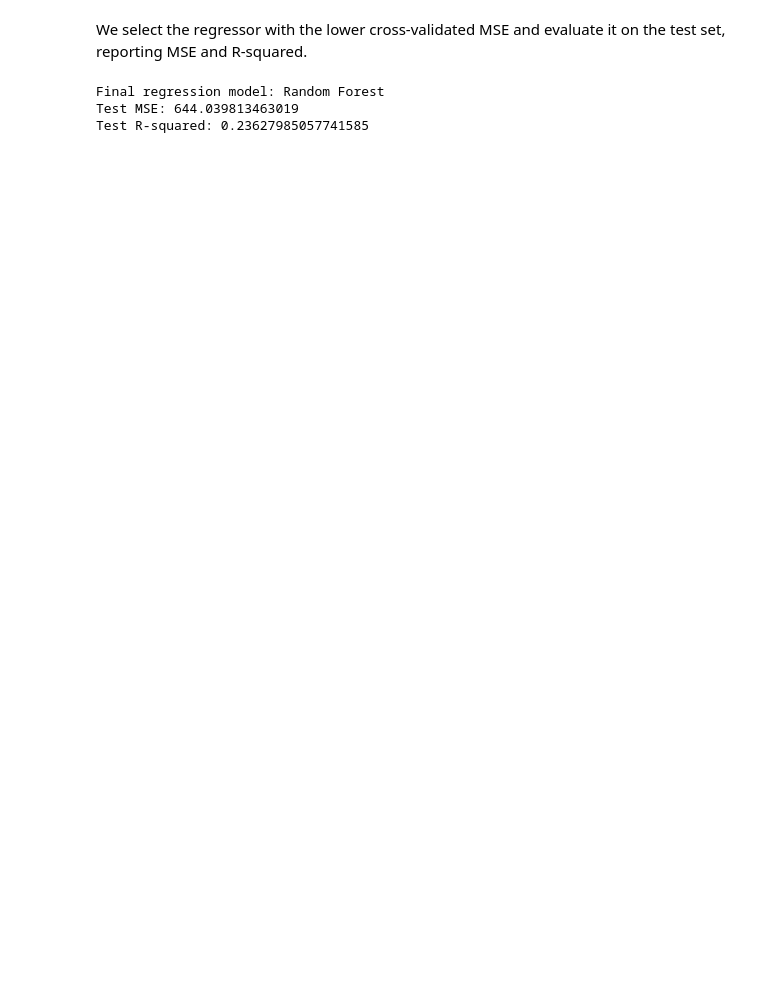
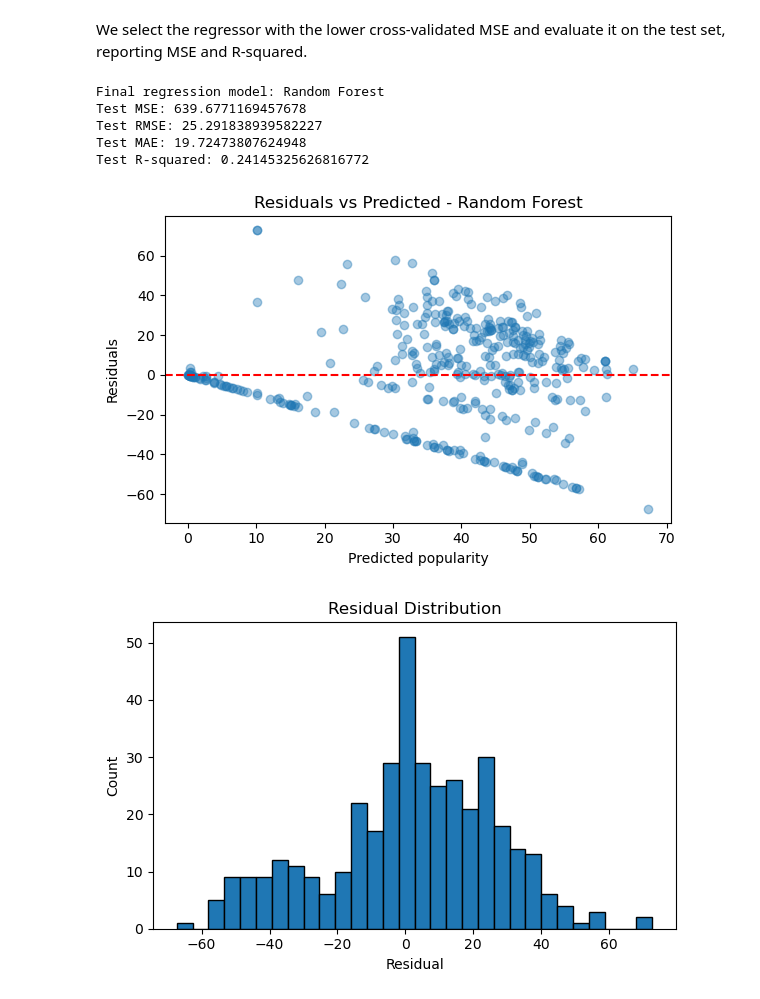
Before and after one commit to cormacGreaney/Predictive-Modelling-on-Spotify-tracks2026-Dataset, a Jupyter notebook: CS4168_Project_Notebook.ipynb, the cells around one changed output. Cells and saved outputs as stored; diff of their text form; code cells hidden in the pictures; blank space fills up the shorter version.

```diff
--- a/CS4168_Project_Notebook.ipynb
+++ b/CS4168_Project_Notebook.ipynb
@@ -554,21 +764,61 @@ Best CV MSE (Random Forest): 672.3106188347973
 # %% [markdown]
 We select the regressor with the lower cross-validated MSE and evaluate it on the test set, reporting MSE and R-squared.
-# %%
-if gs_ridge.best_score_ >= gs_rfr.best_score_:
-    best_reg = gs_ridge.best_estimator_
-    best_reg_name = 'Ridge'
-else:
-    best_reg = gs_rfr.best_estimator_
-    best_reg_name = 'Random Forest'
-
-y_pred_r = best_reg.predict(X_test_r)
-print('Final regression model:', best_reg_name)
-print('Test MSE:', mean_squared_error(y_test_r, y_pred_r))
-print('Test R-squared:', r2_score(y_test_r, y_pred_r))
-# %% [output]
-Final regression model: Random Forest
-Test MSE: 644.039813463019
-Test R-squared: 0.23627985057741585
+# %%
+from sklearn.metrics import mean_squared_error, mean_absolute_error, r2_score
+
+# Group models to auto-select the best one based on CV score (higher neg-MSE means lower MSE)
+models_reg = [
+    ('Ridge', gs_ridge),
+    ('Decision Tree', gs_dtr),
+    ('Random Forest', gs_rfr)
+]
+
+# Identify the model with the highest CV score
+best_reg_name, best_gs_reg = max(models_reg, key=lambda item: item[1].best_score_)
+best_reg = best_gs_reg.best_estimator_
+
+# Predict on test set
+y_pred_r = best_reg.predict(X_test_r)
+
+mse = mean_squared_error(y_test_r, y_pred_r)
+# Version-safe RMSE: compute from MSE directly (works across sklearn versions).
+rmse = np.sqrt(mse)
+mae = mean_absolute_error(y_test_r, y_pred_r)
+r2 = r2_score(y_test_r, y_pred_r)
+
+print('Final regression model:', best_reg_name)
+print('Test MSE:', mse)
+print('Test RMSE:', rmse)
+print('Test MAE:', mae)
+print('Test R-squared:', r2)
+
+# Residual diagnostics help show where regression errors are concentrated.
+residuals = y_test_r - y_pred_r
+
+plt.figure(figsize=(6, 4))
+plt.scatter(y_pred_r, residuals, alpha=0.4)
+plt.axhline(0, color='red', linestyle='--')
+plt.xlabel('Predicted popularity')
+plt.ylabel('Residuals')
+plt.title(f'Residuals vs Predicted - {best_reg_name}')
+plt.tight_layout()
+plt.show()
+
+plt.figure(figsize=(6, 4))
+plt.hist(residuals, bins=30, edgecolor='black')
+plt.xlabel('Residual')
+plt.ylabel('Count')
+plt.title('Residual Distribution')
+plt.tight_layout()
+plt.show()
+# %% [output]
+Final regression model: Random Forest
+Test MSE: 639.6771169457678
+Test RMSE: 25.291838939582227
+Test MAE: 19.72473807624948
+Test R-squared: 0.24145325626816772
+[figure, added]
+[figure, added]
 # %% [markdown]
 ### 5.3 Discussion: exact popularity vs high/low
 
```
Also changed, not shown: parts of 25 cells of this notebook.
